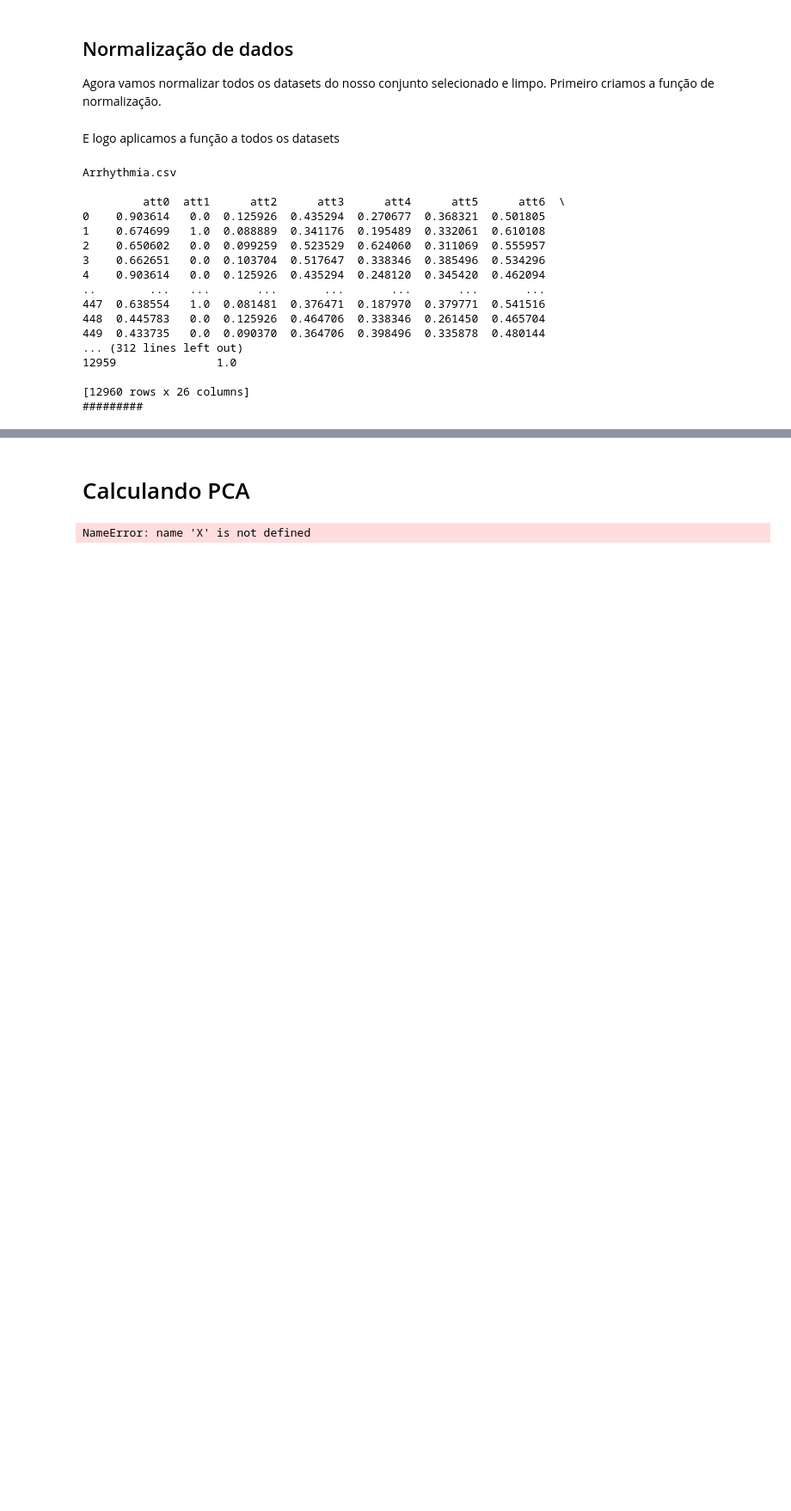
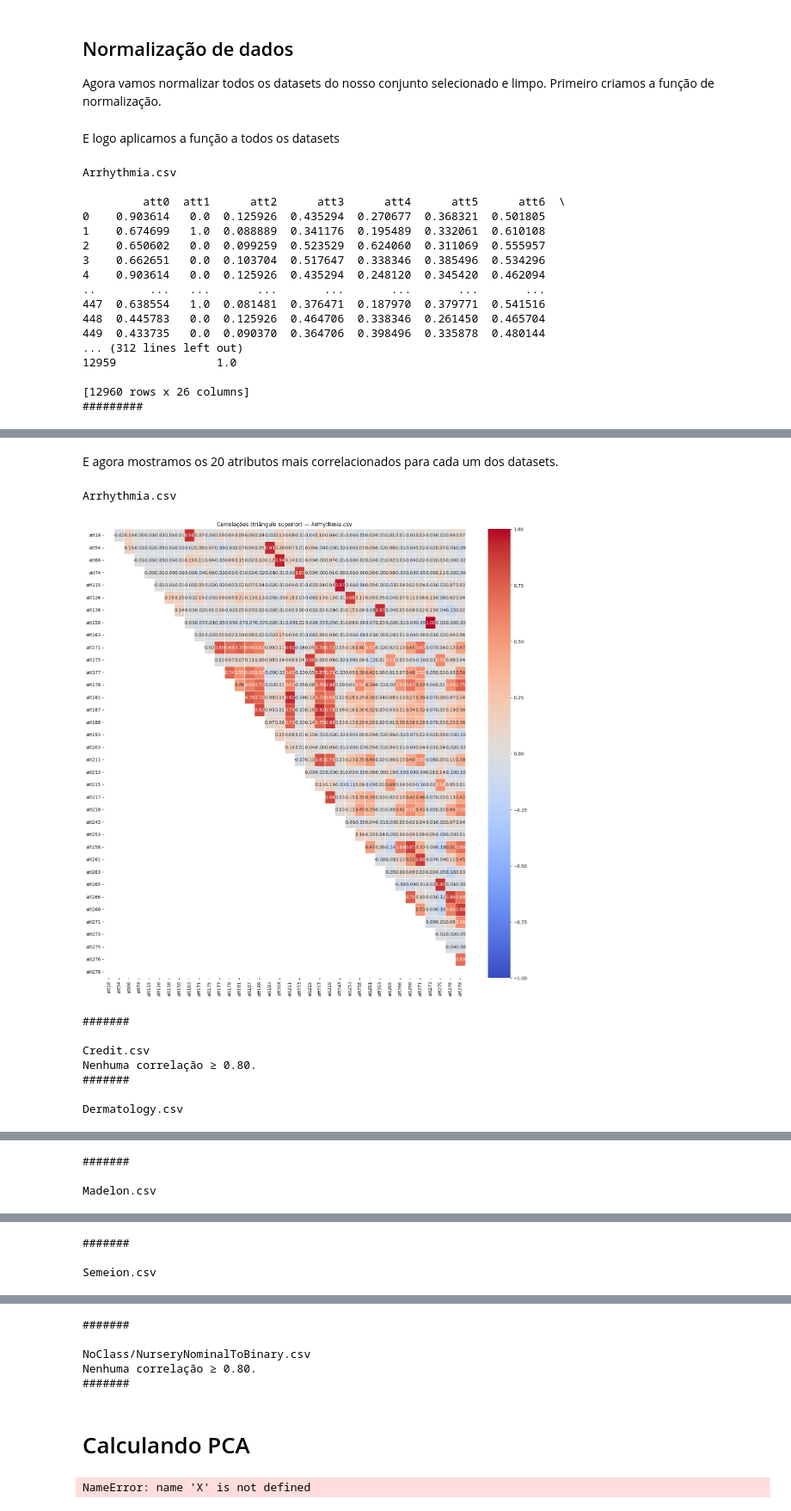
Before and after one commit to gilcesarf/imd3002-202502, a Jupyter notebook: Aula08/exercicio-aula07.ipynb, the cells around one changed output, grey strips where cells are left out. Shown at 86% size. Cells and saved outputs as stored; diff of their text form; code cells hidden in the pictures; blank space fills up the shorter version.

Commit message:
Imprime o mapa de calor de pearson para as top 20 correlações

```diff
--- a/Aula08/exercicio-aula07.ipynb
+++ b/Aula08/exercicio-aula07.ipynb
@@ -592,7 +595,7 @@ resumo_colunas_categoricas
 
 Agora vamos normalizar todos os datasets do nosso conjunto selecionado e limpo. Primeiro criamos a função de normalização.
 # %%
-def normalizar_dataset(dataset: pd.DataFrame, dtypes: list = ["int64", "float64"]) -> pd.DataFrame:
+def normalizar_dataset(dataset: pd.DataFrame, dtypes: list = ["int32", "int64", "float16", "float32", "float64"]) -> pd.DataFrame:
     """
     Normaliza colunas numéricas de um DataFrame usando Min-Max (0 a 1).
 
@@ -650,0 +656,7 @@ Arrhythmia.csv
+# %%
+def pearson_corr(df: pd.DataFrame) -> pd.DataFrame | None:
+    """Retorna a matriz de correlação de Pearson entre colunas numéricas do df."""
+    num = df.select_dtypes(include=["number"])
+    if num.shape[1] < 2:
+        return None  # menos de 2 colunas numéricas -> não há correlação
+    return num.corr(method="pearson")
@@ -650,0 +665,2 @@ Arrhythmia.csv
+# %%
+allInfo["CorrPearson"] = allInfo["Dataset"].apply(pearson_corr)
@@ -650,0 +724,56 @@ Arrhythmia.csv
+# %% [markdown]
+E agora mostramos os 20 atributos mais correlacionados para cada um dos datasets.
+# %%
+
+
+
+for row in allInfo.itertuples():
+    nome = getattr(row, "Nome", getattr(row, "Name", f"idx_{row.Index}"))
+    corr = row.CorrPearson
+    top  = row.topN
+
+    if not isinstance(corr, pd.DataFrame) or corr.empty:
+        print(f"{nome}\nSem matriz de correlação disponível.\n#######\n")
+        continue
+
+    if top is None or top.empty:
+        print(f"{nome}\nNenhuma correlação ≥ {LIMIAR:.2f}.\n#######\n")
+        continue
+
+    # atributos envolvidos nos TOP_N pares
+    feats = pd.unique(pd.concat([top["atributo_1"], top["atributo_2"]], ignore_index=True))
+
+    # mantem a ordem original das colunas
+    ordem = {col: i for i, col in enumerate(corr.columns)}
+    feats = sorted((f for f in feats if f in ordem), key=lambda x: ordem[x])
+
+    # submatriz com TODOS os r entre os atributos selecionados
+    sub = corr.loc[feats, feats]
+
+    # máscara para mostrar apenas o triângulo superior SEM diagonal
+    mask = np.tril(np.ones(sub.shape, dtype=bool), k=0)  # True = esconde (diagonal + abaixo)
+
+    # tamanho proporcional
+    h = max(4, 0.5 * len(feats))
+    w = max(6, 0.5 * len(feats))
+
+    print(f"{nome}\n")
+    plt.figure(figsize=(w, h))
+    ax = sn.heatmap(
+        sub, mask=mask,
+        vmin=-1, vmax=1, center=0, cmap="coolwarm",
+        annot=True, fmt=".2f", linewidths=0.5, linecolor="white"
+    )
+    ax.set_title(f"Correlações (triângulo superior) — {nome}")
+    plt.show()
+    print("#######\n")
+# %% [output]
+Arrhythmia.csv
+[figure, added]
+#######
+
+Credit.csv
+Nenhuma correlação ≥ 0.80.
+#######
+
+Dermatology.csv
@@ -650,0 +781,3 @@ Arrhythmia.csv
+#######
+
+Madelon.csv
@@ -650,0 +785,3 @@ Arrhythmia.csv
+#######
+
+Semeion.csv
@@ -651,3 +789,8 @@ Arrhythmia.csv
+#######
+
+NoClass/NurseryNominalToBinary.csv
+Nenhuma correlação ≥ 0.80.
+#######
 # %% [markdown]
 # Calculando PCA
 # %%
```
Also changed, not shown: parts of 7 cells of this notebook.
